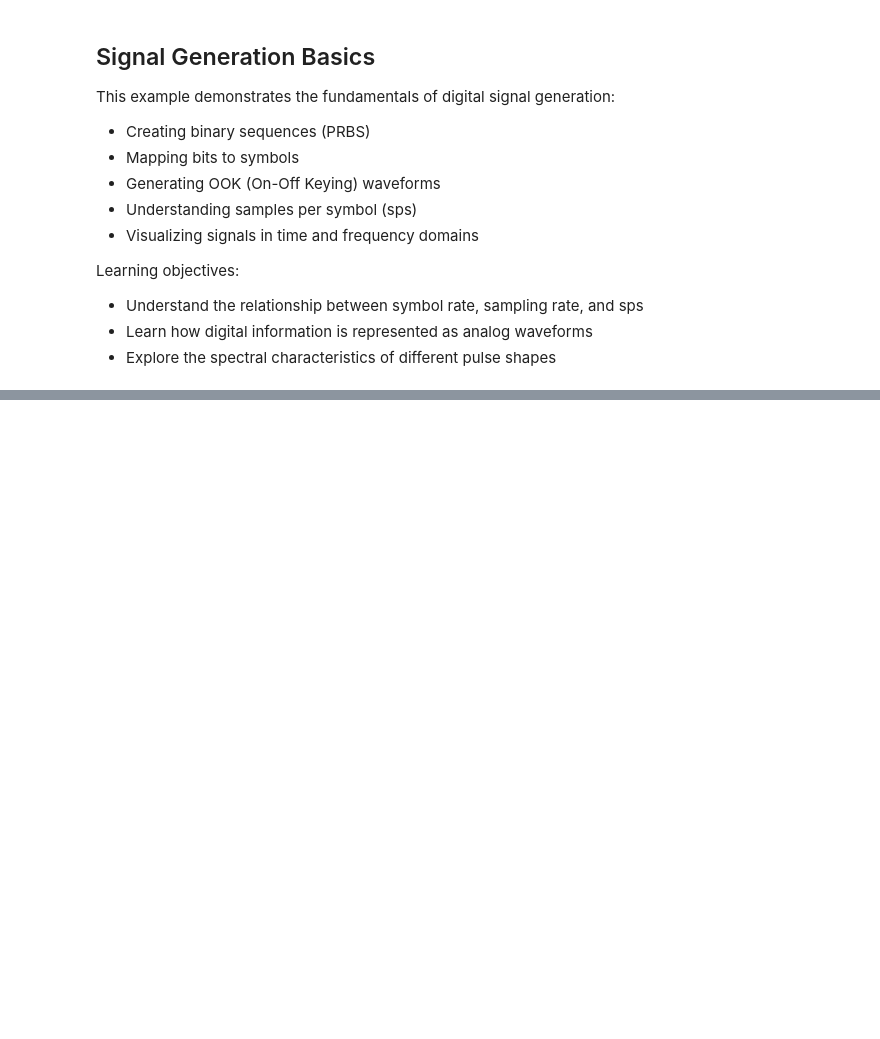
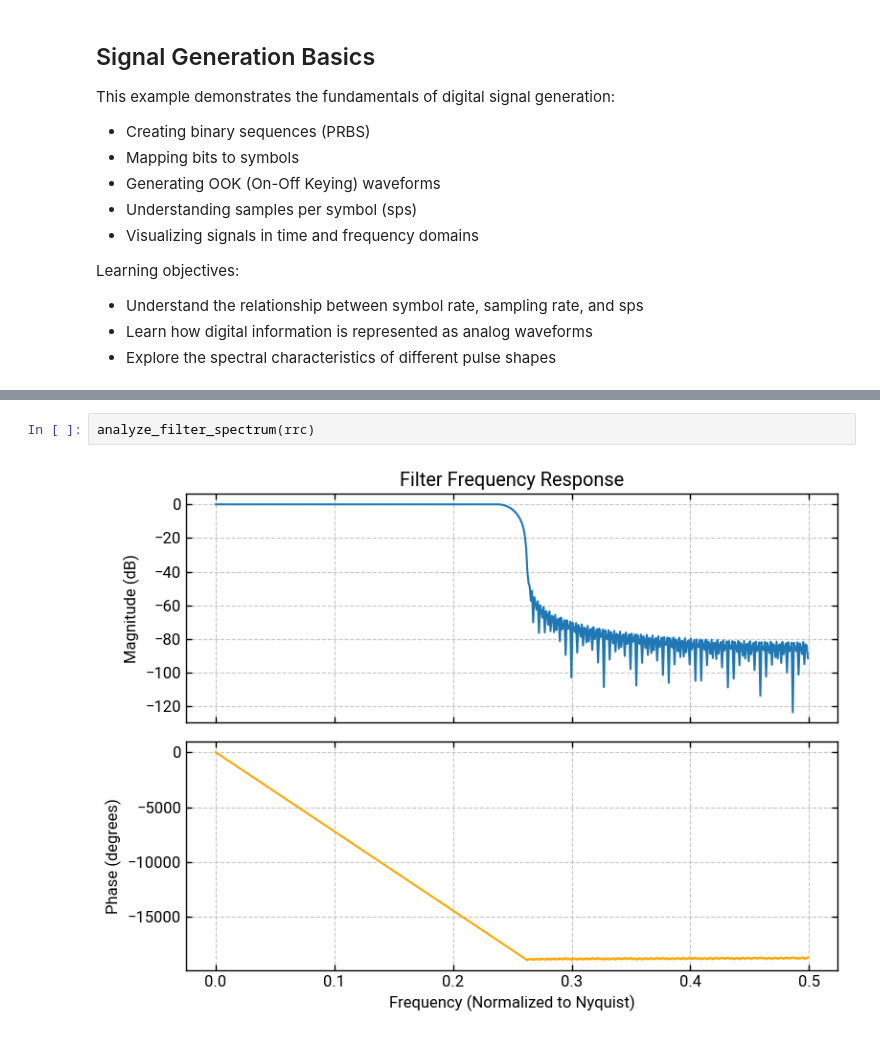
Before and after one commit to lokgar/commstools, a Jupyter notebook: examples/00-basics.ipynb, the cells around one changed output, grey strips where cells are left out. Cells and saved outputs as stored; diff of their text form; blank space fills up the shorter version.

```diff
--- a/examples/00-basics.ipynb
+++ b/examples/00-basics.ipynb
@@ -173,0 +265,4 @@ sps
+# %%
+analyze_filter_spectrum(rrc)
+# %% [output]
+[figure, added]
```
Also changed, not shown: parts of 6 cells of this notebook, 2 other files.
